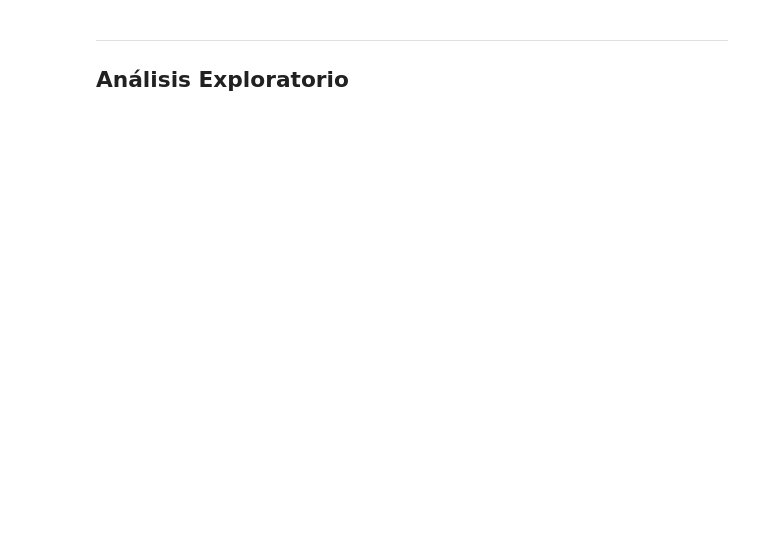
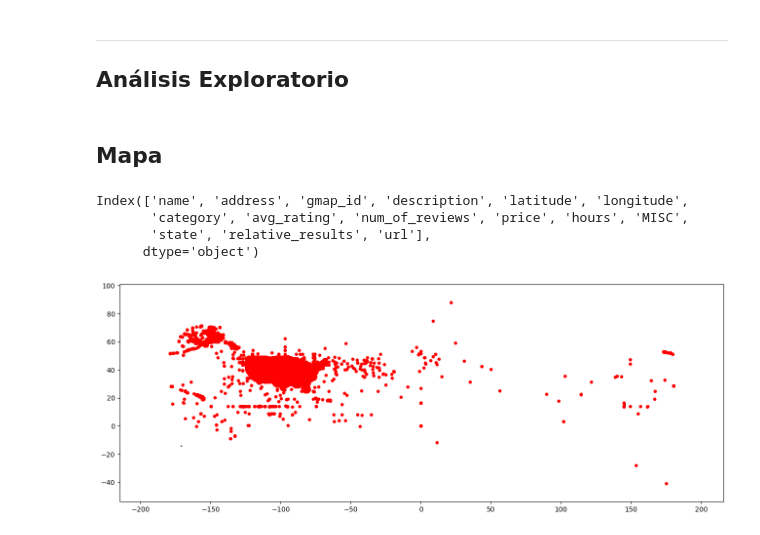
Before and after one commit to litcoininvestorbros/Henry_PF, a Jupyter notebook: notebooks/eda_google.ipynb, the cells around one changed output. Saved outputs shown, nothing was run; the diff lists cells and outputs as text; code cells hidden in the pictures; blank space fills up the shorter version.

Commit message:
actualizacion mapas

```diff
--- a/notebooks/eda_google.ipynb
+++ b/notebooks/eda_google.ipynb
@@ -46,0 +38,2 @@ for p in review_parquets:
+# %% [markdown]
+## Mapa
@@ -46,0 +45,38 @@ for p in review_parquets:
+# %%
+df_sitios.columns
+# %% [output]
+Index(['name', 'address', 'gmap_id', 'description', 'latitude', 'longitude',
+       'category', 'avg_rating', 'num_of_reviews', 'price', 'hours', 'MISC',
+       'state', 'relative_results', 'url'],
+      dtype='object')
+# %%
+# Mapeamos las coordinadas de 'pos_x' y 'pos_y'
+# Descartamos los nulos
+df = df_sitios.dropna(axis=0, subset=['longitude', 'latitude'])
+
+# Crear un GeoDataFrame con la data de coordinadas
+geometry = [Point(xy) for xy in zip(df['longitude'], df['latitude'])]
+gdf = GeoDataFrame(df, geometry=geometry)
+
+# Cargar archivo shapefile
+mapa = gpd.read_file('../assets/map_urban_500k.shx')
+
+# Calculamos los limites del mapa
+minx, miny, maxx, maxy = gdf.total_bounds
+
+# Creamos los plots del mapa
+fig, ax = plt.subplots(figsize=(16, 14))
+mapa.plot(ax=ax, color='white', edgecolor='black')
+gdf.plot(ax=ax, marker='o', color='red', markersize=15)
+
+# Calculamos el margen del grafico
+margin_ratio = 0.1
+marginx = (maxx - minx) * margin_ratio
+marginy = (maxy - miny) * margin_ratio
+# Aplicamos los margenes en relacion a los plots en los extremos
+ax.set_xlim(minx - marginx, maxx + marginx)
+ax.set_ylim(miny - marginy, maxy + marginy)
+
+plt.show()
+# %% [output]
+[figure, added]
```
Also changed, not shown: parts of 3 cells of this notebook, 5 other files.
